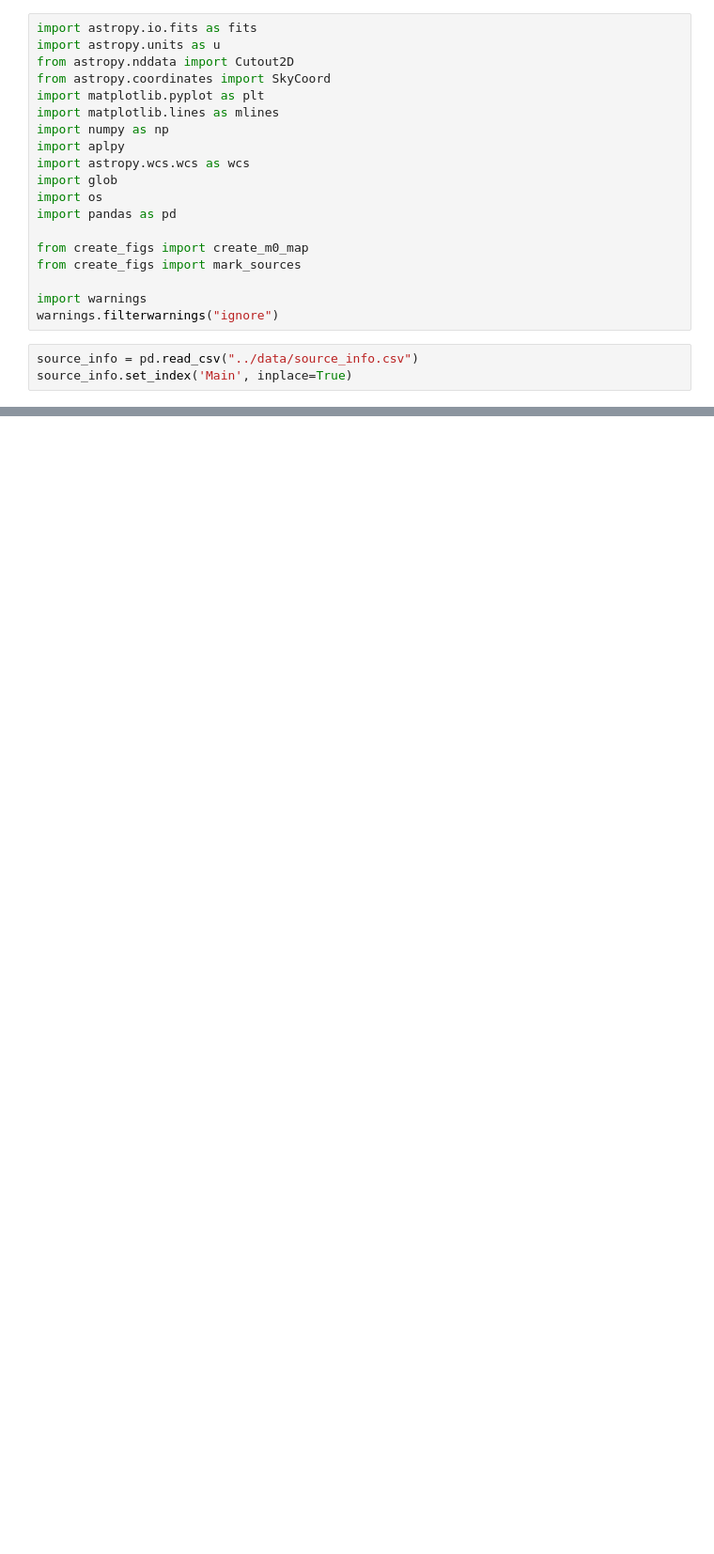
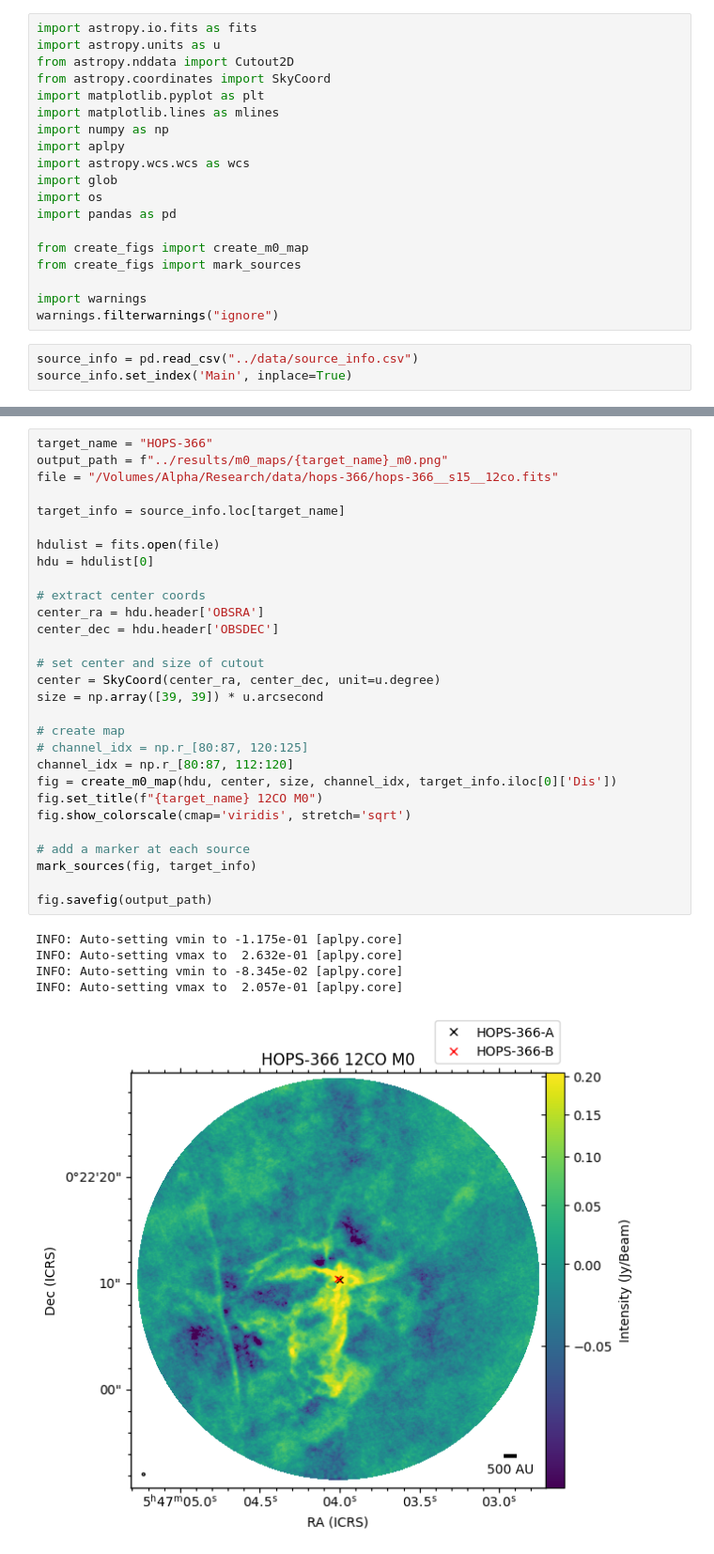
Before and after one commit to ryguy2k4/hops-research, a Jupyter notebook: scripts/make_m0_map.ipynb, the cells around one changed output, grey strips where cells are left out. Shown: that part at 94% size. Cells and saved outputs as stored; diff of their text form; blank space fills up the shorter version.

Commit message:
worked on m0 maps; processed new note data

```diff
--- a/scripts/make_m0_map.ipynb
+++ b/scripts/make_m0_map.ipynb
@@ -66,0 +68,35 @@ INFO: Auto-setting vmax to  6.994e-02 [aplpy.core]
+# %%
+target_name = "HOPS-366"
+output_path = f"../results/m0_maps/{target_name}_m0.png"
+file = "/Volumes/Alpha/Research/data/hops-366/hops-366__s15__12co.fits"
+
+target_info = source_info.loc[target_name]
+
+hdulist = fits.open(file)
+hdu = hdulist[0]
+
+# extract center coords
+center_ra = hdu.header['OBSRA']
+center_dec = hdu.header['OBSDEC']
+
+# set center and size of cutout
+center = SkyCoord(center_ra, center_dec, unit=u.degree)
+size = np.array([39, 39]) * u.arcsecond
+
+# create map
+# channel_idx = np.r_[80:87, 120:125]
+channel_idx = np.r_[80:87, 112:120]
+fig = create_m0_map(hdu, center, size, channel_idx, target_info.iloc[0]['Dis'])
+fig.set_title(f"{target_name} 12CO M0")
+fig.show_colorscale(cmap='viridis', stretch='sqrt')
+
+# add a marker at each source
+mark_sources(fig, target_info)
+
+fig.savefig(output_path)
+# %% [output]
+INFO: Auto-setting vmin to -1.175e-01 [aplpy.core]
+INFO: Auto-setting vmax to  2.632e-01 [aplpy.core]
+INFO: Auto-setting vmin to -8.345e-02 [aplpy.core]
+INFO: Auto-setting vmax to  2.057e-01 [aplpy.core]
+[figure, added]
```
Also changed, not shown: parts of 1 cell of this notebook, 7 other files.
